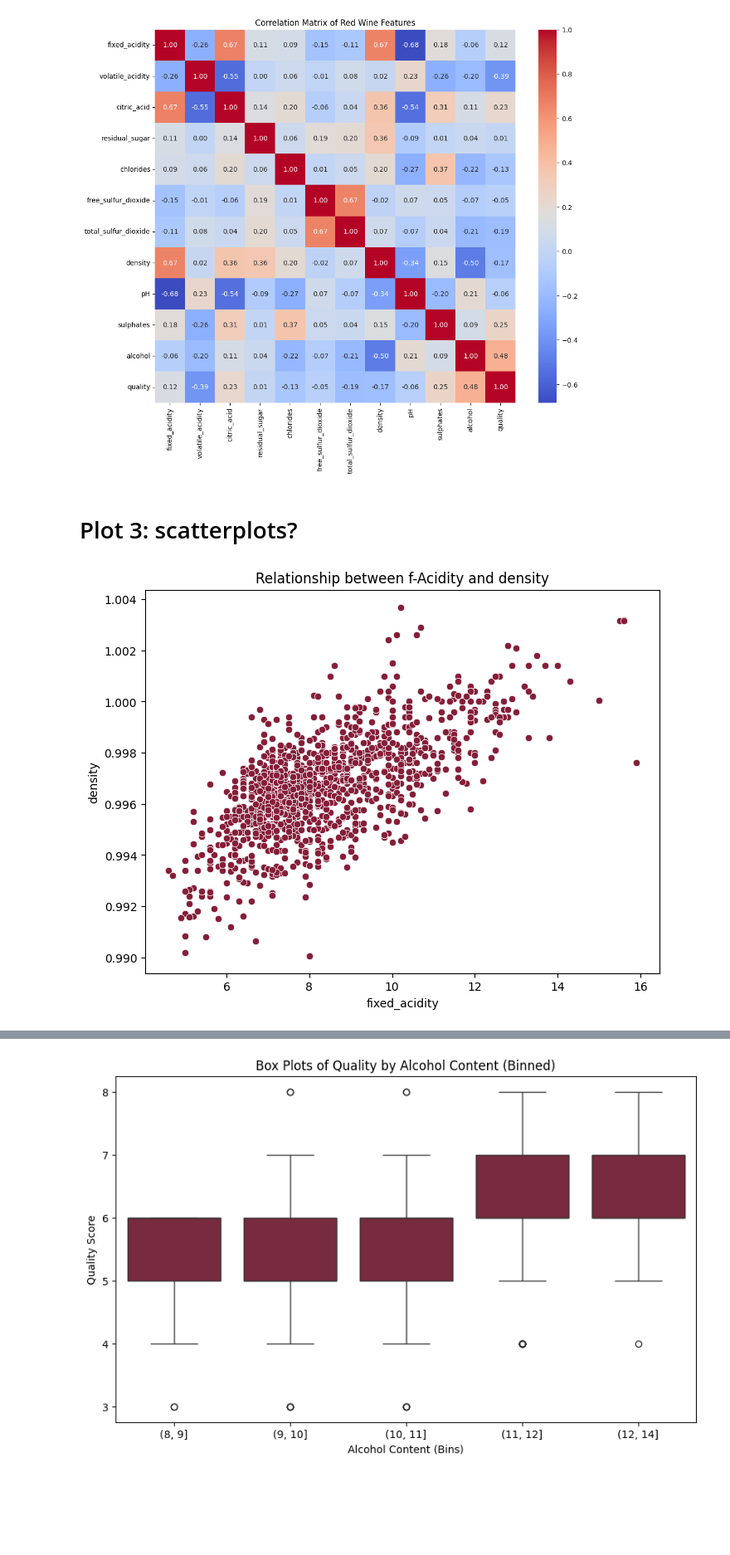
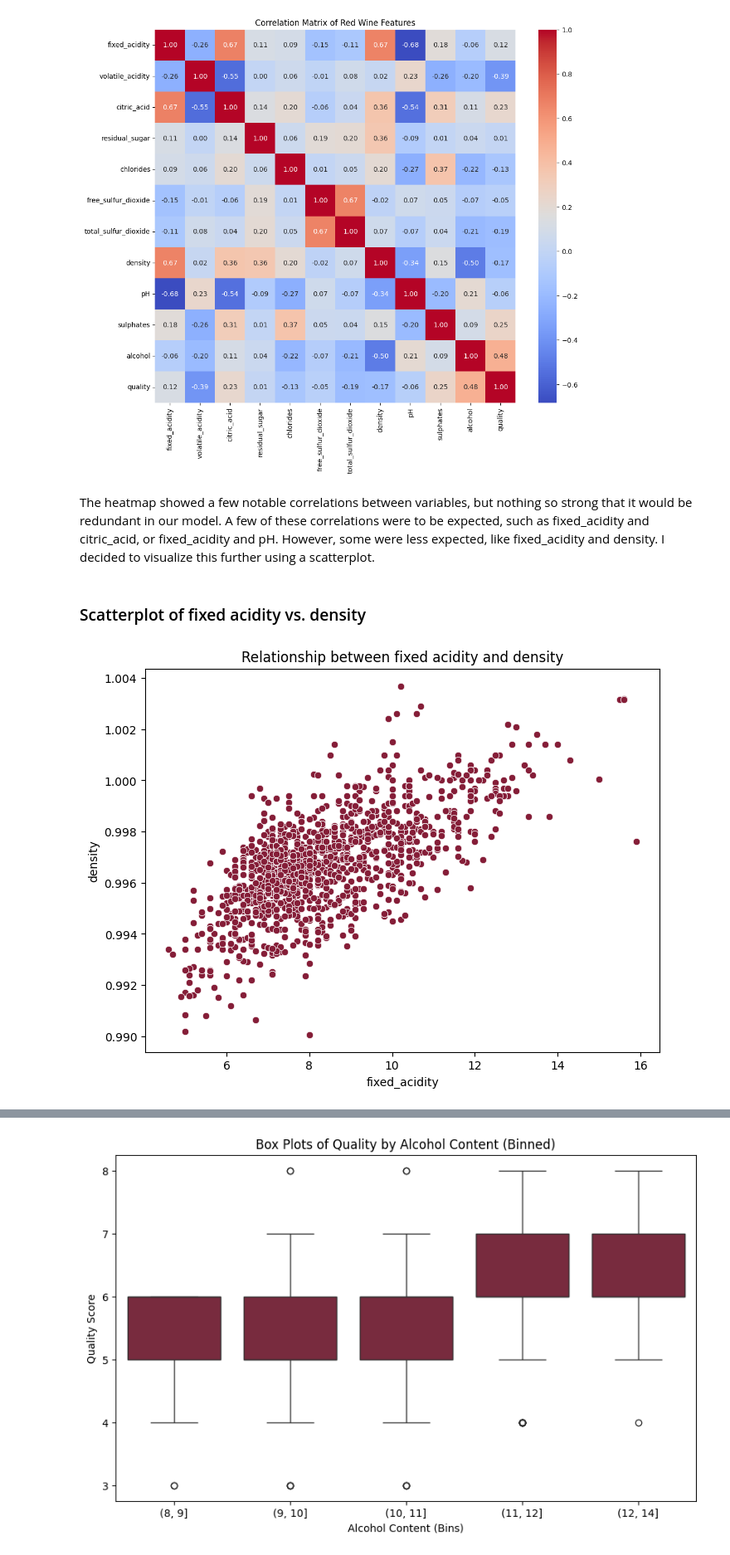
Before and after one commit to gmoli45/wine_quality, a Jupyter notebook: wine_quality_prediction_model.ipynb, the cells around one changed output, grey strips where cells are left out. Shown at 83% size. Saved outputs shown, nothing was run; the diff lists cells and outputs as text; code cells hidden in the pictures; blank space fills up the shorter version.

```diff
--- a/wine_quality_prediction_model.ipynb
+++ b/wine_quality_prediction_model.ipynb
@@ -90,14 +138,16 @@ plt.title('Correlation Matrix of Red Wine Features')
 plt.show()
 # %% [output]
 [figure]
+# %% [markdown]
+The heatmap showed a few notable correlations between variables, but nothing so strong that it would be redundant in our model. A few of these correlations were to be expected, such as fixed_acidity and citric_acid, or fixed_acidity and pH. However, some were less expected, like fixed_acidity and density. I decided to visualize this further using a scatterplot.
 # %% [markdown]
-# Plot 3: scatterplots?
+### Scatterplot of fixed acidity vs. density
 # %%
 plt.figure(figsize=(8, 6))
 sns.scatterplot(x='fixed_acidity', y='density', data=df, color='#851E38')
-plt.title('Relationship between f-Acidity and density')
+plt.title('Relationship between fixed acidity and density')
 plt.xlabel('fixed_acidity')
 plt.ylabel('density')
 plt.show()
 # %% [output]
-[figure, old version]
+[figure, new version]
```
Also changed, not shown: parts of 42 cells of this notebook.
